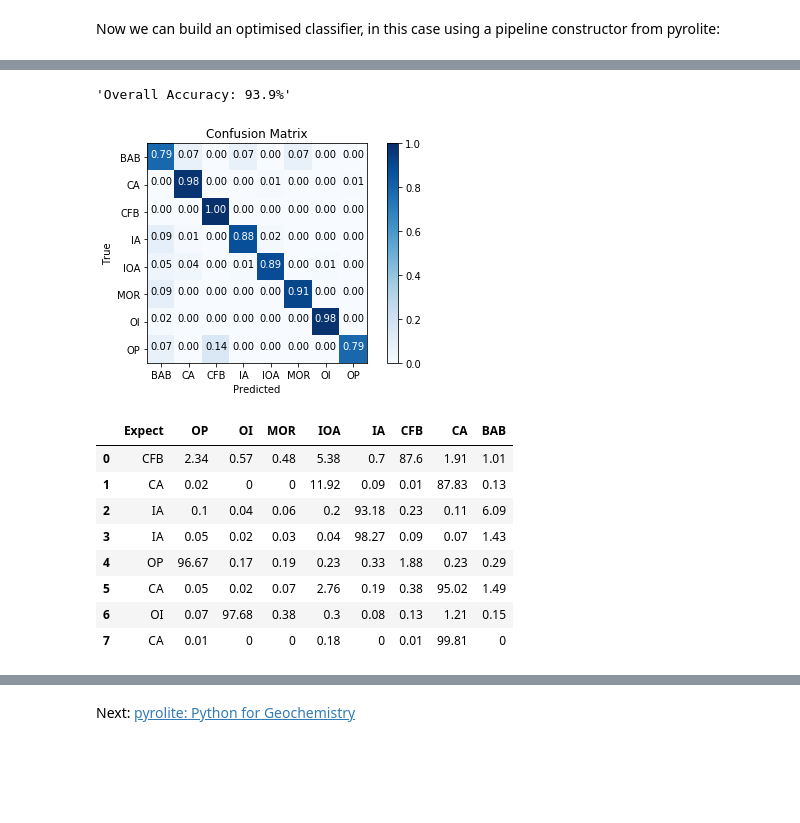
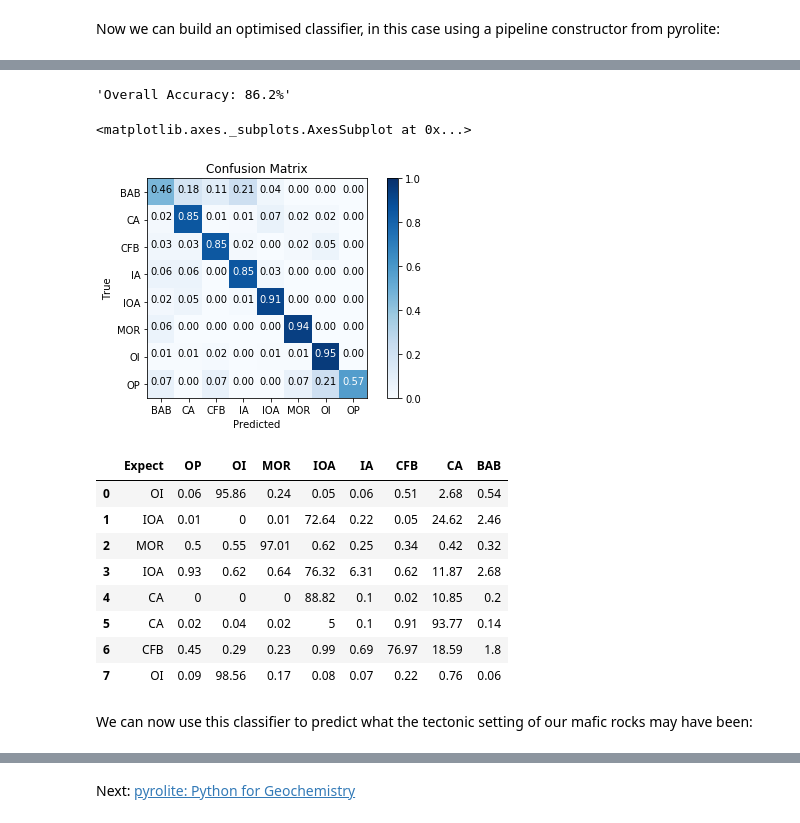
Before and after one commit to morganjwilliams/geochem4nickel, a Jupyter notebook: notebooks/1.1_Introduction.ipynb, the cells around one changed output, grey strips where cells are left out. Saved outputs shown, nothing was run; the diff lists cells and outputs as text; code cells hidden in the pictures; blank space fills up the shorter version.

```diff
--- a/notebooks/1.1_Introduction.ipynb
+++ b/notebooks/1.1_Introduction.ipynb
@@ -177,12 +264,11 @@ Here we'll use the 29-dimension tectonic discrimination dataset (majors, minors,
 
 Tectonic setting classes are as follows:  BAB: Back Arc Basin, CA: Continental Arc, CFB: Continental Flood Basalt, IA: Island Arc, IOA: Intra-oceanic Arc, MOR: Mid-Ocean Ridge, OI: Ocean Island, OP: Oceanic Plateau.
 # %%
+belts = load_belts()
 df = pd.read_csv("https://storage.googleapis.com/aegc2019/ueki2018.csv")
+df = df.pyrochem.convert_chemistry(to=[i for i in belts.columns if i in df.columns])
 
 abundances = df.pyrochem.list_compositional
-isotopes = [
-    i for i in df.columns if i != "Class" and i not in df.pyrochem.list_compositional
-]
 
 classes = list(df.Class.unique())
 classes
@@ -191,7 +277,7 @@ classes
 # %% [markdown]
 To make this dataset suitable for use to train a classifier, let's first split the features from the true classes and then scale the training data such that each column falls in the range \\([-1, 1]\\).
 # %%
-X, y = df.loc[:, abundances + isotopes], df["Class"]
+X, y = df.loc[:, abundances], df["Class"]
 # %%
 scaler = StandardScaler()
 X_ = scaler.fit_transform(X)
@@ -262,15 +348,14 @@ GridSearchCV(cv=StratifiedKFold(n_splits=10, random_state=None, shuffle=True),
        scoring=None, verbose=1)
 # %%
 svcgsscore = gs.best_estimator_.score(XX_test, yy_test)
-"Overall Accuracy: {:.1f}%".format(svcgsscore*100)
+"Overall Accuracy: {:.1f}%".format(svcgsscore * 100)
 # %% [output]
-'Overall Accuracy: 93.9%'
+'Overall Accuracy: 86.2%'
 # %%
-plot_confusion_matrix(
-    gs.best_estimator_, XX_test, yy_test, normalize=True
-);
+plot_confusion_matrix(gs.best_estimator_, XX_test, yy_test, normalize=True)
 # %% [output]
+<matplotlib.axes._subplots.AxesSubplot at 0x...>
-[figure, old version]
+[figure, new version]
 # %%
 probs = (
     pd.DataFrame(
@@ -284,11 +369,13 @@ table = probs[probs.columns[::-1]].round(2)
 table.style.background_gradient(cmap="Blues", axis=1)
 # %% [output]
 |  | Expect | OP | OI | MOR | IOA | IA | CFB | CA | BAB |
-| 0 | CFB | 2.34 | 0.57 | 0.48 | 5.38 | 0.7 | 87.6 | 1.91 | 1.01 |
-| 1 | CA | 0.02 | 0 | 0 | 11.92 | 0.09 | 0.01 | 87.83 | 0.13 |
-| 2 | IA | 0.1 | 0.04 | 0.06 | 0.2 | 93.18 | 0.23 | 0.11 | 6.09 |
-| 3 | IA | 0.05 | 0.02 | 0.03 | 0.04 | 98.27 | 0.09 | 0.07 | 1.43 |
-| 4 | OP | 96.67 | 0.17 | 0.19 | 0.23 | 0.33 | 1.88 | 0.23 | 0.29 |
-| 5 | CA | 0.05 | 0.02 | 0.07 | 2.76 | 0.19 | 0.38 | 95.02 | 1.49 |
-| 6 | OI | 0.07 | 97.68 | 0.38 | 0.3 | 0.08 | 0.13 | 1.21 | 0.15 |
-| 7 | CA | 0.01 | 0 | 0 | 0.18 | 0 | 0.01 | 99.81 | 0 |
+| 0 | OI | 0.06 | 95.86 | 0.24 | 0.05 | 0.06 | 0.51 | 2.68 | 0.54 |
+| 1 | IOA | 0.01 | 0 | 0.01 | 72.64 | 0.22 | 0.05 | 24.62 | 2.46 |
+| 2 | MOR | 0.5 | 0.55 | 97.01 | 0.62 | 0.25 | 0.34 | 0.42 | 0.32 |
+| 3 | IOA | 0.93 | 0.62 | 0.64 | 76.32 | 6.31 | 0.62 | 11.87 | 2.68 |
+| 4 | CA | 0 | 0 | 0 | 88.82 | 0.1 | 0.02 | 10.85 | 0.2 |
+| 5 | CA | 0.02 | 0.04 | 0.02 | 5 | 0.1 | 0.91 | 93.77 | 0.14 |
+| 6 | CFB | 0.45 | 0.29 | 0.23 | 0.99 | 0.69 | 76.97 | 18.59 | 1.8 |
+| 7 | OI | 0.09 | 98.56 | 0.17 | 0.08 | 0.07 | 0.22 | 0.76 | 0.06 |
+# %% [markdown]
+We can now use this classifier to predict what the tectonic setting of our mafic rocks may have been:
```
Also changed, not shown: parts of 26 cells of this notebook, 1 other file.
